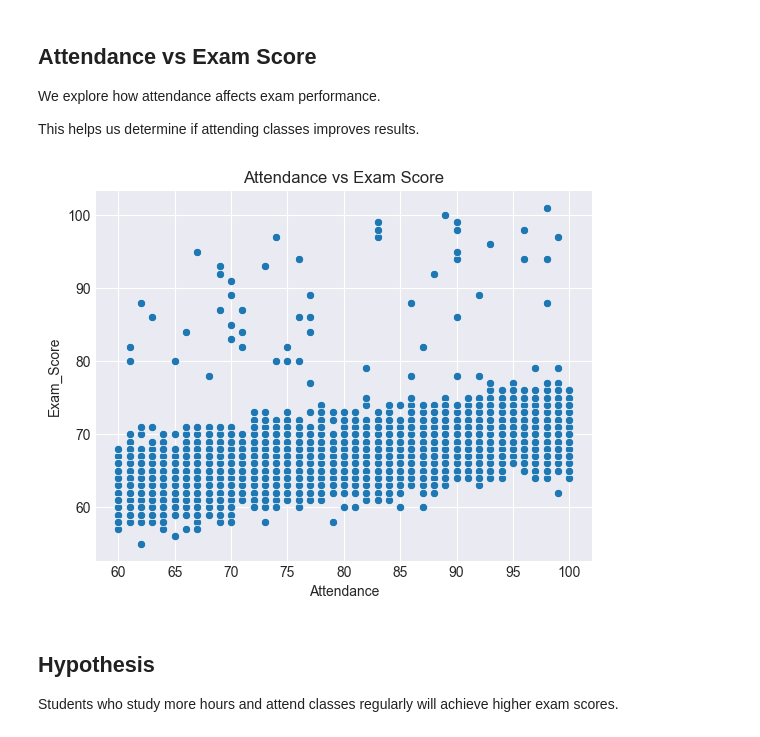
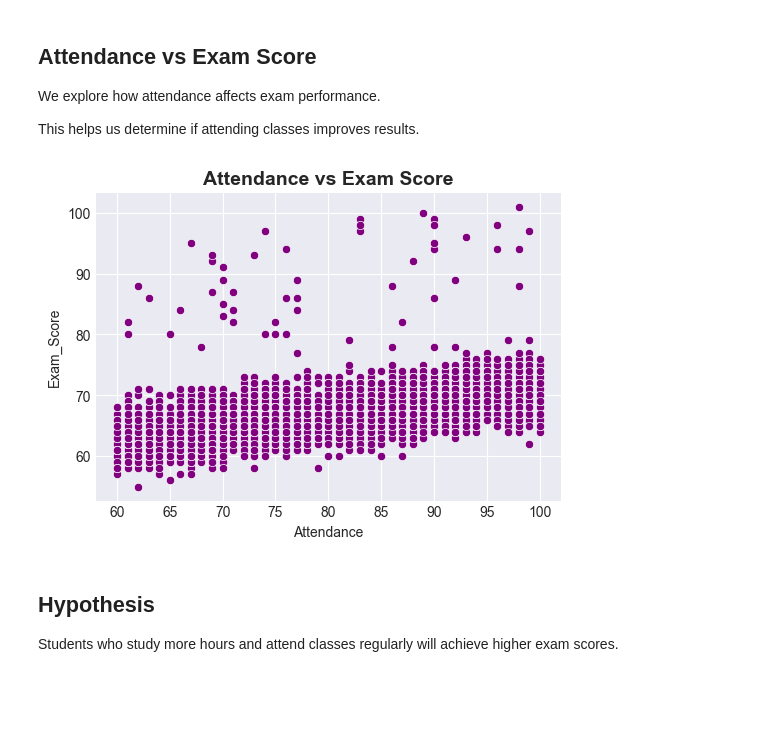
Before and after one commit to Hajer207/B5, a Jupyter notebook: Student/C2/project 2.ipynb, the cells around one changed output. Cells and saved outputs as stored; diff of their text form; code cells hidden in the pictures; blank space fills up the shorter version.

```diff
--- a/Student/C2/project 2.ipynb
+++ b/Student/C2/project 2.ipynb
@@ -127,11 +135,15 @@ We explore how attendance affects exam performance.
 
 This helps us determine if attending classes improves results.
 # %%
-sns.scatterplot(x='Attendance', y='Exam_Score', data=df)
-plt.title("Attendance vs Exam Score")
+plt.figure(figsize=(6,4))
+
+sns.scatterplot(x='Attendance', y='Exam_Score', data=df, color='purple')
+
+plt.title("Attendance vs Exam Score", fontsize=14, fontweight='bold')
+
 plt.show()
 # %% [output]
-[figure, old version]
+[figure, new version]
 # %% [markdown]
 ## Hypothesis
 
```
Also changed, not shown: parts of 5 cells of this notebook.
